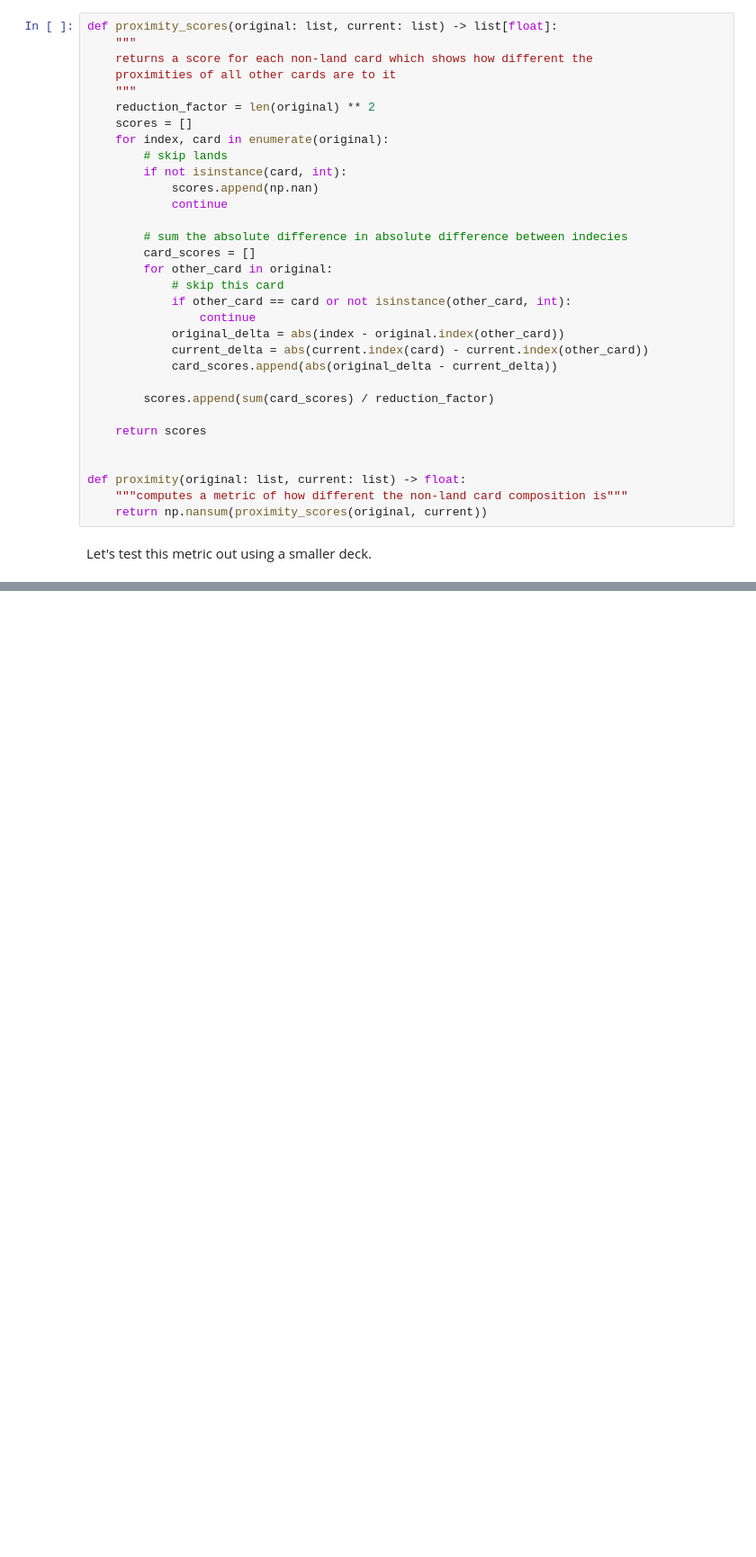
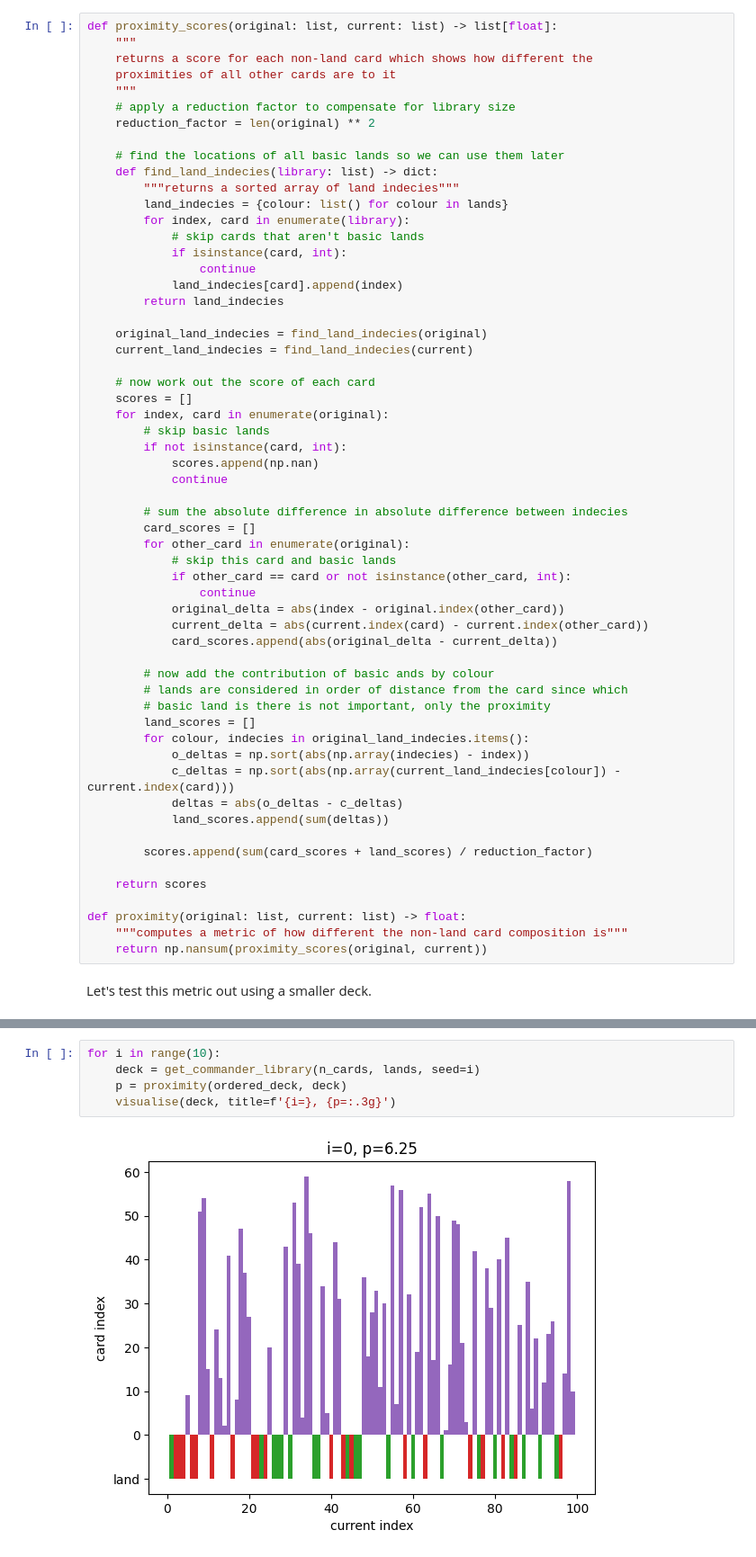
Before and after one commit to nouseforkeys/shuffle-visualisation, a Jupyter notebook: shuffle_visualisation.ipynb, the cells around one changed output, grey strips where cells are left out. Shown: that part at 90% size. Drawn from its saved outputs; the diff is of its cells as text; blank space fills up the shorter version.

Commit message:
WIP - added contribution of basic lands to proximity metric

```diff
--- a/shuffle_visualisation.ipynb
+++ b/shuffle_visualisation.ipynb
@@ -100,28 +100,54 @@ def proximity_scores(original: list, current: list) -> list[float]:
     returns a score for each non-land card which shows how different the
     proximities of all other cards are to it
     """
+    # apply a reduction factor to compensate for library size
     reduction_factor = len(original) ** 2
+
+    # find the locations of all basic lands so we can use them later
+    def find_land_indecies(library: list) -> dict:
+        """returns a sorted array of land indecies"""
+        land_indecies = {colour: list() for colour in lands}
+        for index, card in enumerate(library):
+            # skip cards that aren't basic lands
+            if isinstance(card, int):
+                continue
+            land_indecies[card].append(index)
+        return land_indecies
+
+    original_land_indecies = find_land_indecies(original)
+    current_land_indecies = find_land_indecies(current)
+
+    # now work out the score of each card
     scores = []
     for index, card in enumerate(original):
-        # skip lands
+        # skip basic lands
         if not isinstance(card, int):
             scores.append(np.nan)
             continue
 
         # sum the absolute difference in absolute difference between indecies
         card_scores = []
-        for other_card in original:
-            # skip this card
+        for other_card in enumerate(original):
+            # skip this card and basic lands
             if other_card == card or not isinstance(other_card, int):
                 continue
             original_delta = abs(index - original.index(other_card))
             current_delta = abs(current.index(card) - current.index(other_card))
             card_scores.append(abs(original_delta - current_delta))
 
-        scores.append(sum(card_scores) / reduction_factor)
+        # now add the contribution of basic ands by colour
+        # lands are considered in order of distance from the card since which
+        # basic land is there is not important, only the proximity
+        land_scores = []
+        for colour, indecies in original_land_indecies.items():
+            o_deltas = np.sort(abs(np.array(indecies) - index))
+            c_deltas = np.sort(abs(np.array(current_land_indecies[colour]) - current.index(card)))
+            deltas = abs(o_deltas - c_deltas)
+            land_scores.append(sum(deltas))
+
+        scores.append(sum(card_scores + land_scores) / reduction_factor)
 
     return scores
-
 
 def proximity(original: list, current: list) -> float:
     """computes a metric of how different the non-land card composition is"""
@@ -157,0 +186,7 @@ order=(3, 1, 'green', 2) values=[nan, 0.125, 0.1875, 0.1875] score=0.5
+# %%
+for i in range(10):
+    deck = get_commander_library(n_cards, lands, seed=i)
+    p = proximity(ordered_deck, deck)
+    visualise(deck, title=f'{i=}, {p=:.3g}')
+# %% [output]
+[figure, added]
```
Also changed, not shown: parts of 3 cells of this notebook.
